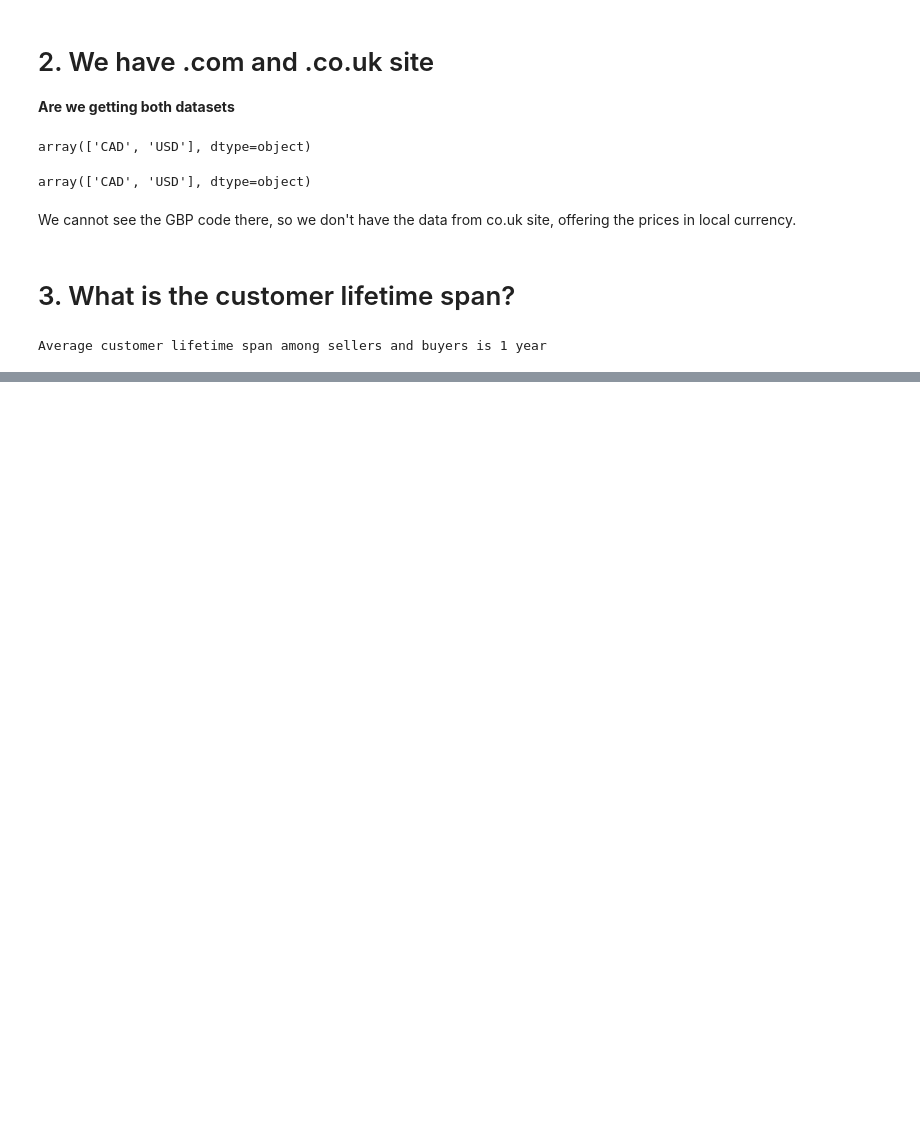
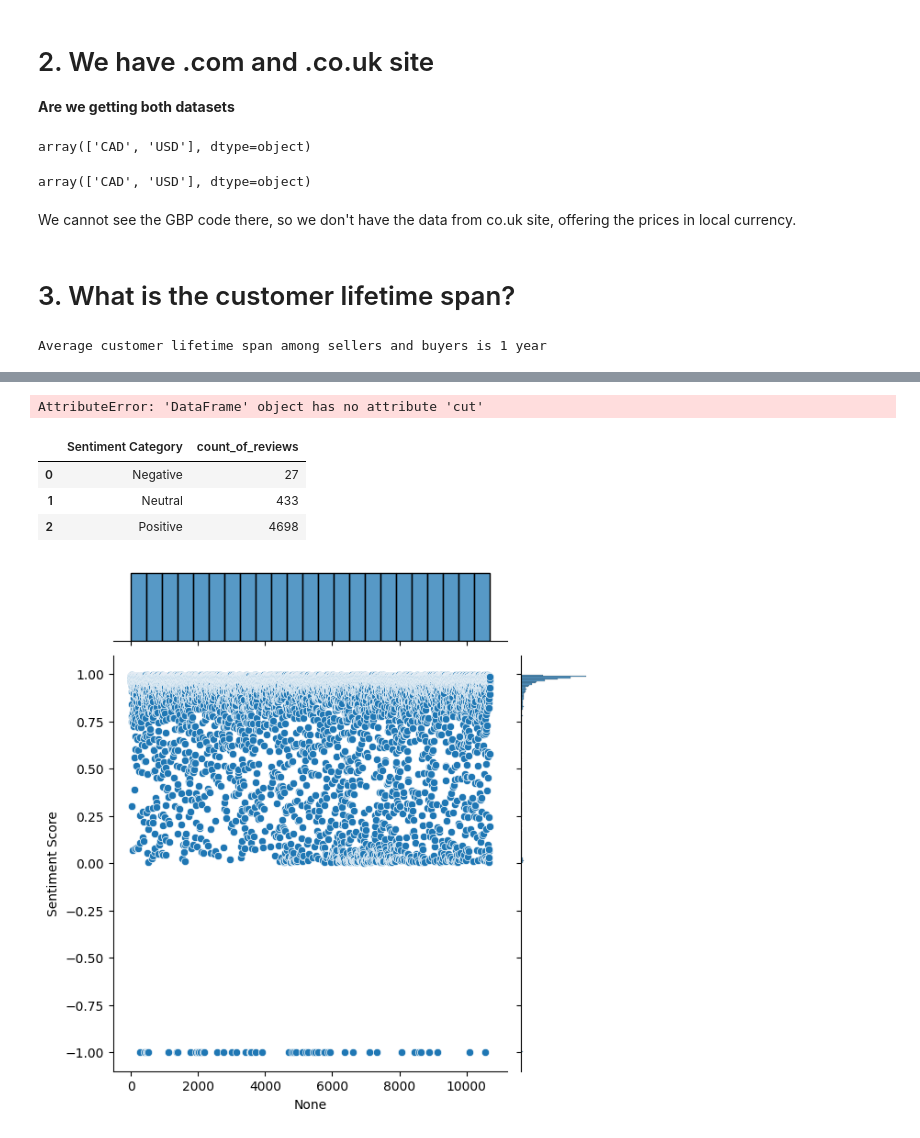
Before and after one commit to PavelZarankin/Cohora_task, a Jupyter notebook: Solutions.ipynb, the cells around one changed output, grey strips where cells are left out. Cells and saved outputs as stored; diff of their text form; code cells hidden in the pictures; blank space fills up the shorter version.

```diff
--- a/Solutions.ipynb
+++ b/Solutions.ipynb
@@ -257,0 +284,21 @@ Average customer lifetime span among sellers and buyers is 1 year
+# %%
+bins = [-float('inf'), 0, 0.5, float('inf')]  # Bins for Negative, Neutral, Positive
+labels = ['Negative', 'Neutral', 'Positive']  # Corresponding labels
+
+# Categorize sentiment scores
+df_product_reviews['Sentiment Category'] = pd.cut(df_product_reviews['Sentiment Score'], bins=bins, labels=labels)
+# %% [output]
+AttributeError: 'DataFrame' object has no attribute 'cut'
+# %%
+df_review_sentiment_scores = df_product_reviews.groupby('Sentiment Category', as_index=False).agg(count_of_reviews=('Review ID', 'count'))
+df_review_sentiment_scores
+# %% [output]
+|  | Sentiment Category | count_of_reviews |
+| 0 | Negative | 27 |
+| 1 | Neutral | 433 |
+| 2 | Positive | 4698 |
+# %%
+sns.jointplot(df_reviews['Sentiment Score'])
+plt.savefig('sentiment scores distribution.png', dpi=300, bbox_inches='tight')
+# %% [output]
+[figure, added]
```
Also changed, not shown: parts of 16 cells of this notebook.
